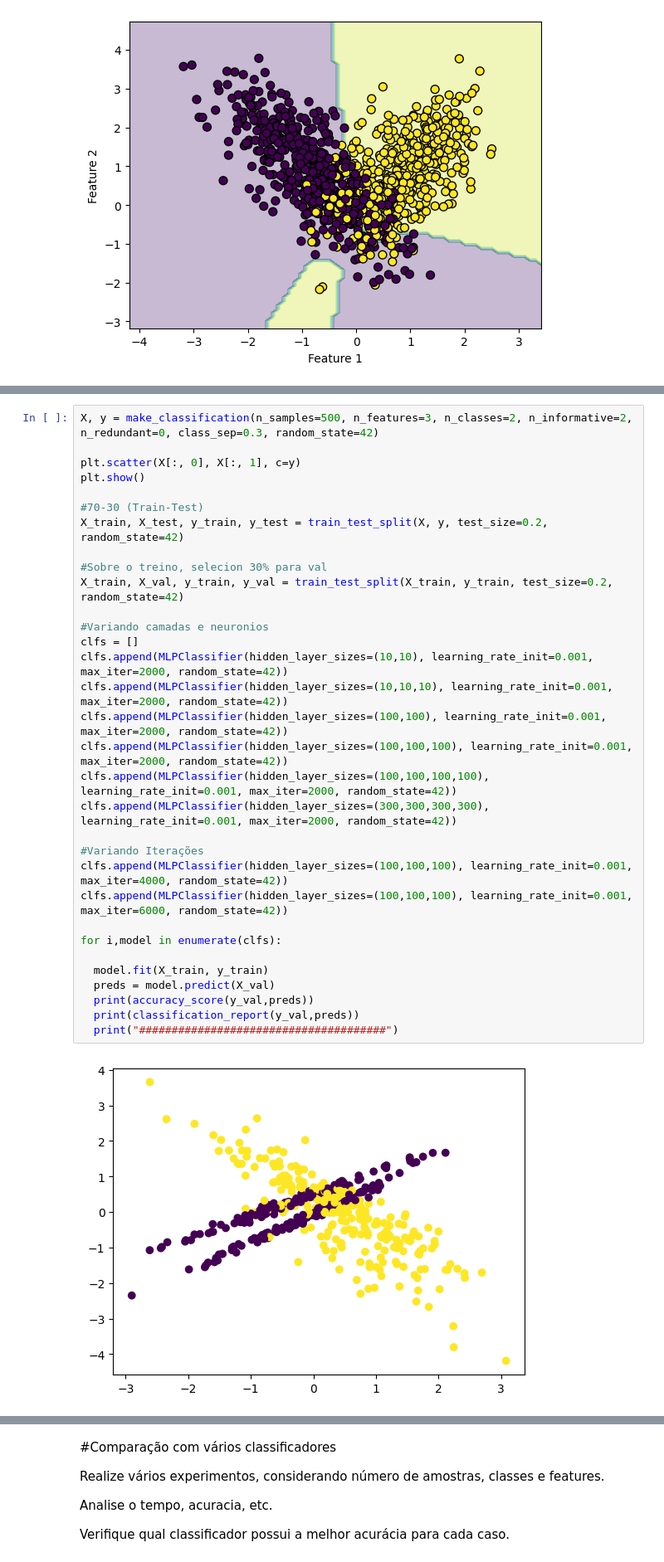
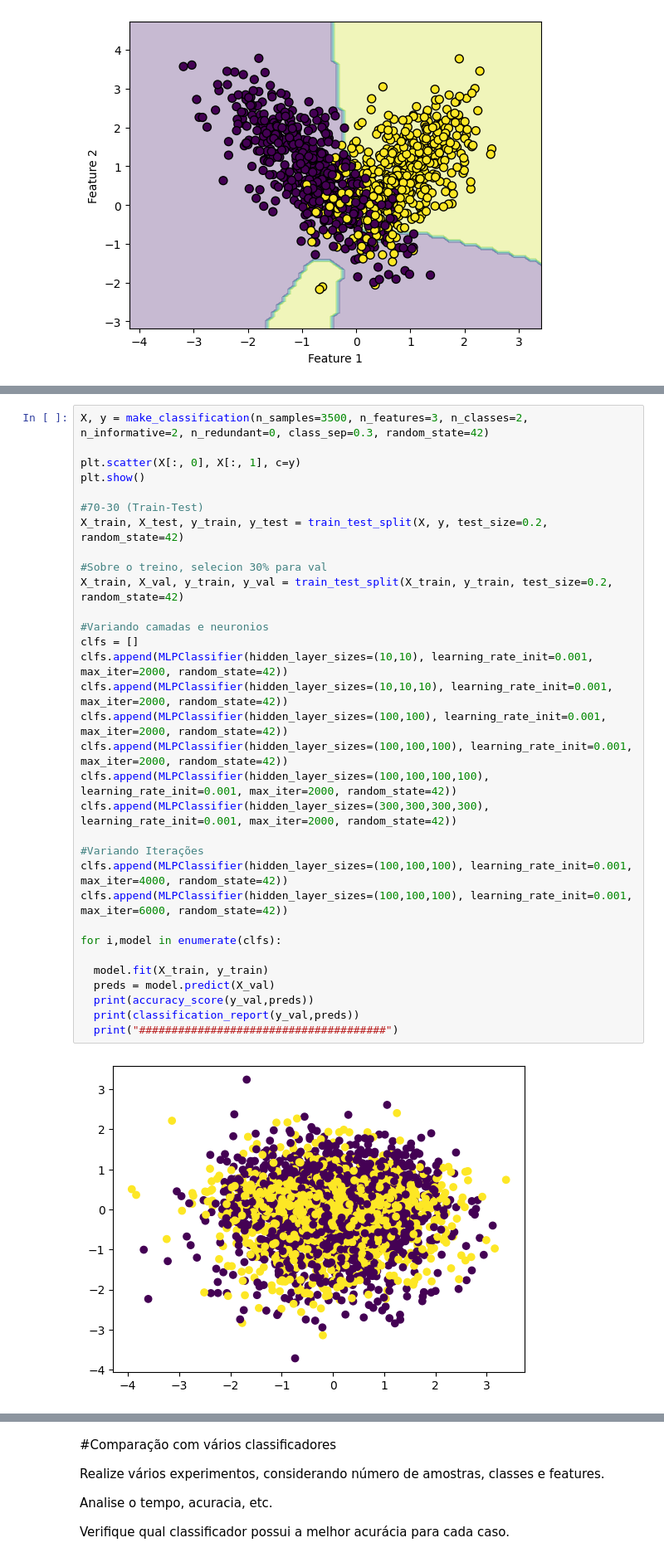
Before and after one commit to andrehochuli/teaching, a Jupyter notebook: AprendizadoMaquina/Tópico 02 - Aprendizado Supervisionado/RNA/Topico_02_Aprendizado_Supervisionado_RNA_MLP.ipynb, the cells around one changed output, grey strips where cells are left out. Shown: that part at 83% size. Saved outputs shown, nothing was run; the diff lists cells and outputs as text.

```diff
--- a/AprendizadoMaquina/Tópico 02 - Aprendizado Supervisionado/RNA/Topico_02_Aprendizado_Supervisionado_RNA_MLP.ipynb
+++ b/AprendizadoMaquina/Tópico 02 - Aprendizado Supervisionado/RNA/Topico_02_Aprendizado_Supervisionado_RNA_MLP.ipynb
@@ -218,34 +218,34 @@ weighted avg       0.86      0.86      0.86       200
 # %%
-X, y = make_classification(n_samples=500, n_features=3, n_classes=2, n_informative=2, n_redundant=0, class_sep=0.3, random_state=42)
+X, y = make_classification(n_samples=3500, n_features=3, n_classes=2, n_informative=2, n_redundant=0, class_sep=0.3, random_state=42)
 
 plt.scatter(X[:, 0], X[:, 1], c=y)
 plt.show()
 
 #70-30 (Train-Test)
 X_train, X_test, y_train, y_test = train_test_split(X, y, test_size=0.2, random_state=42)
 
 #Sobre o treino, selecion 30% para val
 X_train, X_val, y_train, y_val = train_test_split(X_train, y_train, test_size=0.2, random_state=42)
 
 #Variando camadas e neuronios
 clfs = []
 clfs.append(MLPClassifier(hidden_layer_sizes=(10,10), learning_rate_init=0.001, max_iter=2000, random_state=42))
 clfs.append(MLPClassifier(hidden_layer_sizes=(10,10,10), learning_rate_init=0.001, max_iter=2000, random_state=42))
 clfs.append(MLPClassifier(hidden_layer_sizes=(100,100), learning_rate_init=0.001, max_iter=2000, random_state=42))
 clfs.append(MLPClassifier(hidden_layer_sizes=(100,100,100), learning_rate_init=0.001, max_iter=2000, random_state=42))
 clfs.append(MLPClassifier(hidden_layer_sizes=(100,100,100,100), learning_rate_init=0.001, max_iter=2000, random_state=42))
 clfs.append(MLPClassifier(hidden_layer_sizes=(300,300,300,300), learning_rate_init=0.001, max_iter=2000, random_state=42))
 
 #Variando Iterações
 clfs.append(MLPClassifier(hidden_layer_sizes=(100,100,100), learning_rate_init=0.001, max_iter=4000, random_state=42))
 clfs.append(MLPClassifier(hidden_layer_sizes=(100,100,100), learning_rate_init=0.001, max_iter=6000, random_state=42))
 
 for i,model in enumerate(clfs):
 
   model.fit(X_train, y_train)
   preds = model.predict(X_val)
   print(accuracy_score(y_val,preds))
   print(classification_report(y_val,preds))
   print("######################################")
 # %% [output]
-[figure, old version]
+[figure, new version]
```
Also changed, not shown: parts of 5 cells of this notebook.
